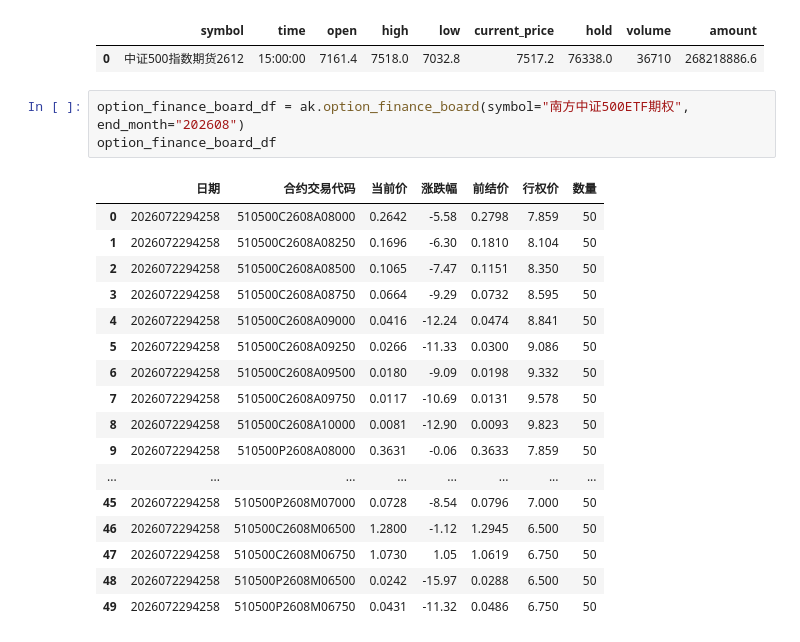
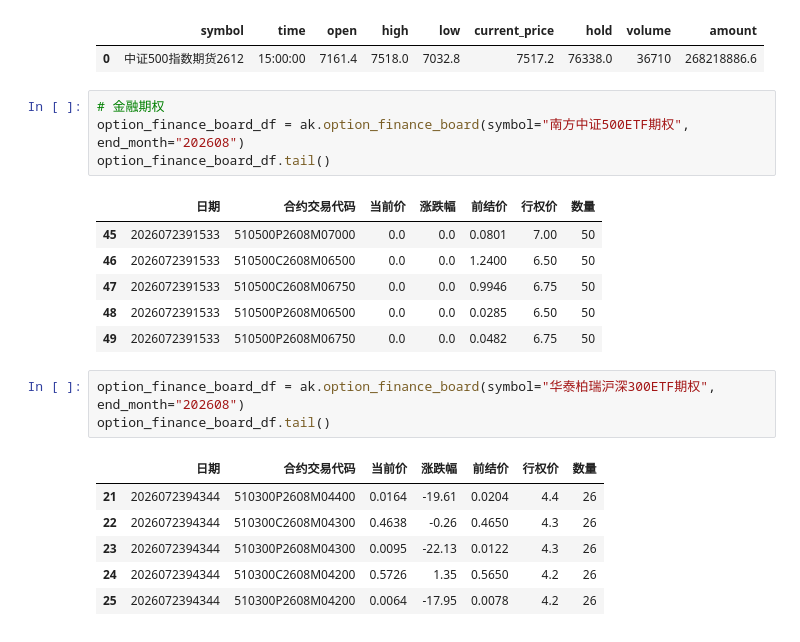
Before and after one commit to JasonZhangQM/ams_server_fast, a Jupyter notebook: run-akshare.ipynb, the cells around one changed output. Drawn from its saved outputs; the diff is of its cells as text.

```diff
--- a/run-akshare.ipynb
+++ b/run-akshare.ipynb
@@ -17,24 +17,24 @@ df_futures
 # %% [output]
 |  | symbol | time | open | high | low | current_price | hold | volume | amount |
 | 0 | 中证500指数期货2612 | 15:00:00 | 7161.4 | 7518.0 | 7032.8 | 7517.2 | 76338.0 | 36710 | 268218886.6 |
+# %%
+# 金融期权
+option_finance_board_df = ak.option_finance_board(symbol="南方中证500ETF期权", end_month="202608")
+option_finance_board_df.tail()
+# %% [output]
+|  | 日期 | 合约交易代码 | 当前价 | 涨跌幅 | 前结价 | 行权价 | 数量 |
+| 45 | 2026072391533 | 510500P2608M07000 | 0.0 | 0.0 | 0.0801 | 7.00 | 50 |
+| 46 | 2026072391533 | 510500C2608M06500 | 0.0 | 0.0 | 1.2400 | 6.50 | 50 |
+| 47 | 2026072391533 | 510500C2608M06750 | 0.0 | 0.0 | 0.9946 | 6.75 | 50 |
+| 48 | 2026072391533 | 510500P2608M06500 | 0.0 | 0.0 | 0.0285 | 6.50 | 50 |
+| 49 | 2026072391533 | 510500P2608M06750 | 0.0 | 0.0 | 0.0482 | 6.75 | 50 |
 # %%
-option_finance_board_df = ak.option_finance_board(symbol="南方中证500ETF期权", end_month="202608")
-option_finance_board_df
+option_finance_board_df = ak.option_finance_board(symbol="华泰柏瑞沪深300ETF期权", end_month="202608")
+option_finance_board_df.tail()
 # %% [output]
 |  | 日期 | 合约交易代码 | 当前价 | 涨跌幅 | 前结价 | 行权价 | 数量 |
-| 0 | 2026072294258 | 510500C2608A08000 | 0.2642 | -5.58 | 0.2798 | 7.859 | 50 |
-| 1 | 2026072294258 | 510500C2608A08250 | 0.1696 | -6.30 | 0.1810 | 8.104 | 50 |
-| 2 | 2026072294258 | 510500C2608A08500 | 0.1065 | -7.47 | 0.1151 | 8.350 | 50 |
-| 3 | 2026072294258 | 510500C2608A08750 | 0.0664 | -9.29 | 0.0732 | 8.595 | 50 |
-| 4 | 2026072294258 | 510500C2608A09000 | 0.0416 | -12.24 | 0.0474 | 8.841 | 50 |
-| 5 | 2026072294258 | 510500C2608A09250 | 0.0266 | -11.33 | 0.0300 | 9.086 | 50 |
-| 6 | 2026072294258 | 510500C2608A09500 | 0.0180 | -9.09 | 0.0198 | 9.332 | 50 |
-| 7 | 2026072294258 | 510500C2608A09750 | 0.0117 | -10.69 | 0.0131 | 9.578 | 50 |
-| 8 | 2026072294258 | 510500C2608A10000 | 0.0081 | -12.90 | 0.0093 | 9.823 | 50 |
-| 9 | 2026072294258 | 510500P2608A08000 | 0.3631 | -0.06 | 0.3633 | 7.859 | 50 |
-| ... | ... | ... | ... | ... | ... | ... | ... |
-| 45 | 2026072294258 | 510500P2608M07000 | 0.0728 | -8.54 | 0.0796 | 7.000 | 50 |
-| 46 | 2026072294258 | 510500C2608M06500 | 1.2800 | -1.12 | 1.2945 | 6.500 | 50 |
-| 47 | 2026072294258 | 510500C2608M06750 | 1.0730 | 1.05 | 1.0619 | 6.750 | 50 |
-| 48 | 2026072294258 | 510500P2608M06500 | 0.0242 | -15.97 | 0.0288 | 6.500 | 50 |
-| 49 | 2026072294258 | 510500P2608M06750 | 0.0431 | -11.32 | 0.0486 | 6.750 | 50 |
+| 21 | 2026072394344 | 510300P2608M04400 | 0.0164 | -19.61 | 0.0204 | 4.4 | 26 |
+| 22 | 2026072394344 | 510300C2608M04300 | 0.4638 | -0.26 | 0.4650 | 4.3 | 26 |
+| 23 | 2026072394344 | 510300P2608M04300 | 0.0095 | -22.13 | 0.0122 | 4.3 | 26 |
+| 24 | 2026072394344 | 510300C2608M04200 | 0.5726 | 1.35 | 0.5650 | 4.2 | 26 |
+| 25 | 2026072394344 | 510300P2608M04200 | 0.0064 | -17.95 | 0.0078 | 4.2 | 26 |
```
Also changed, not shown: parts of 5 cells of this notebook, 3 other files.
